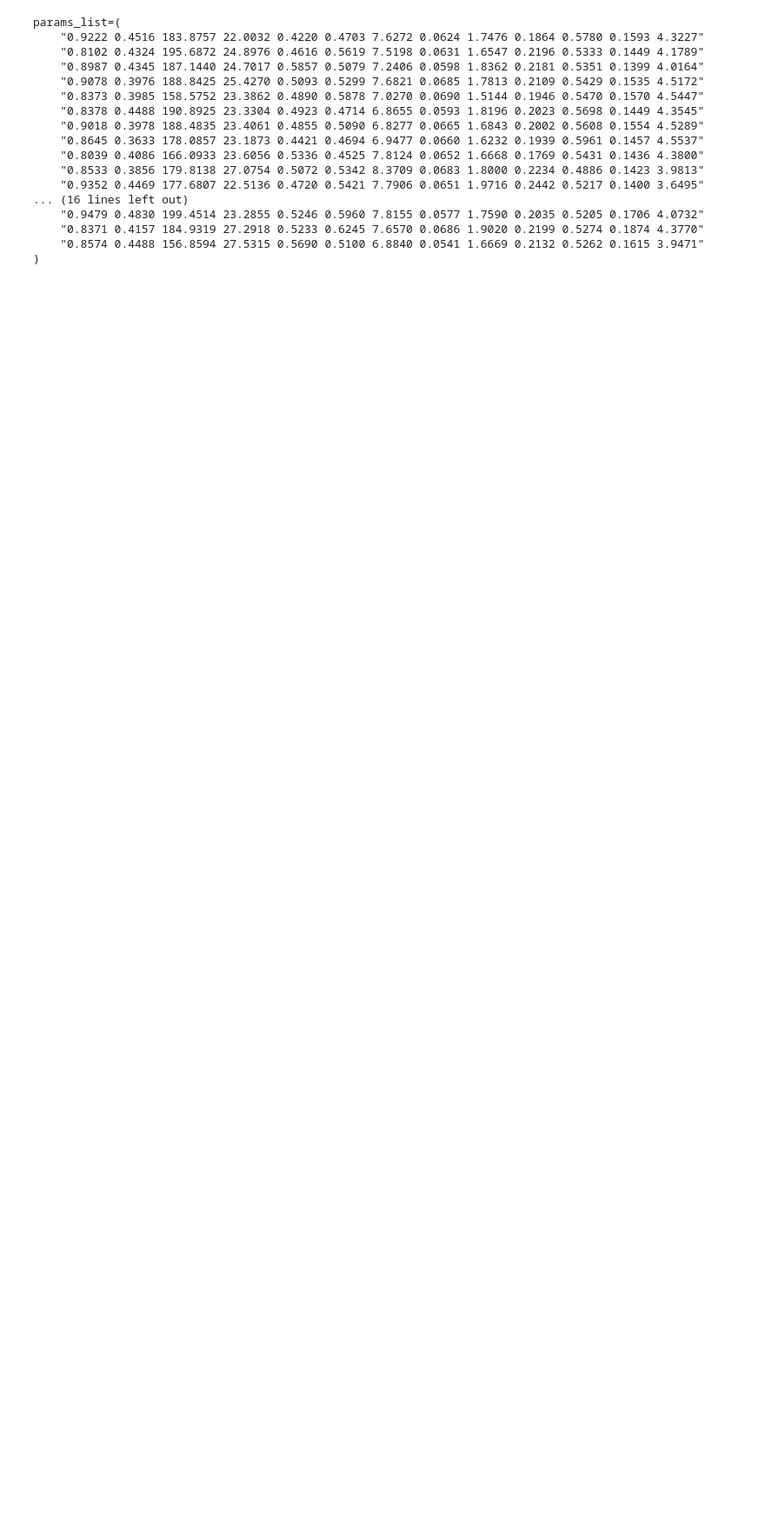
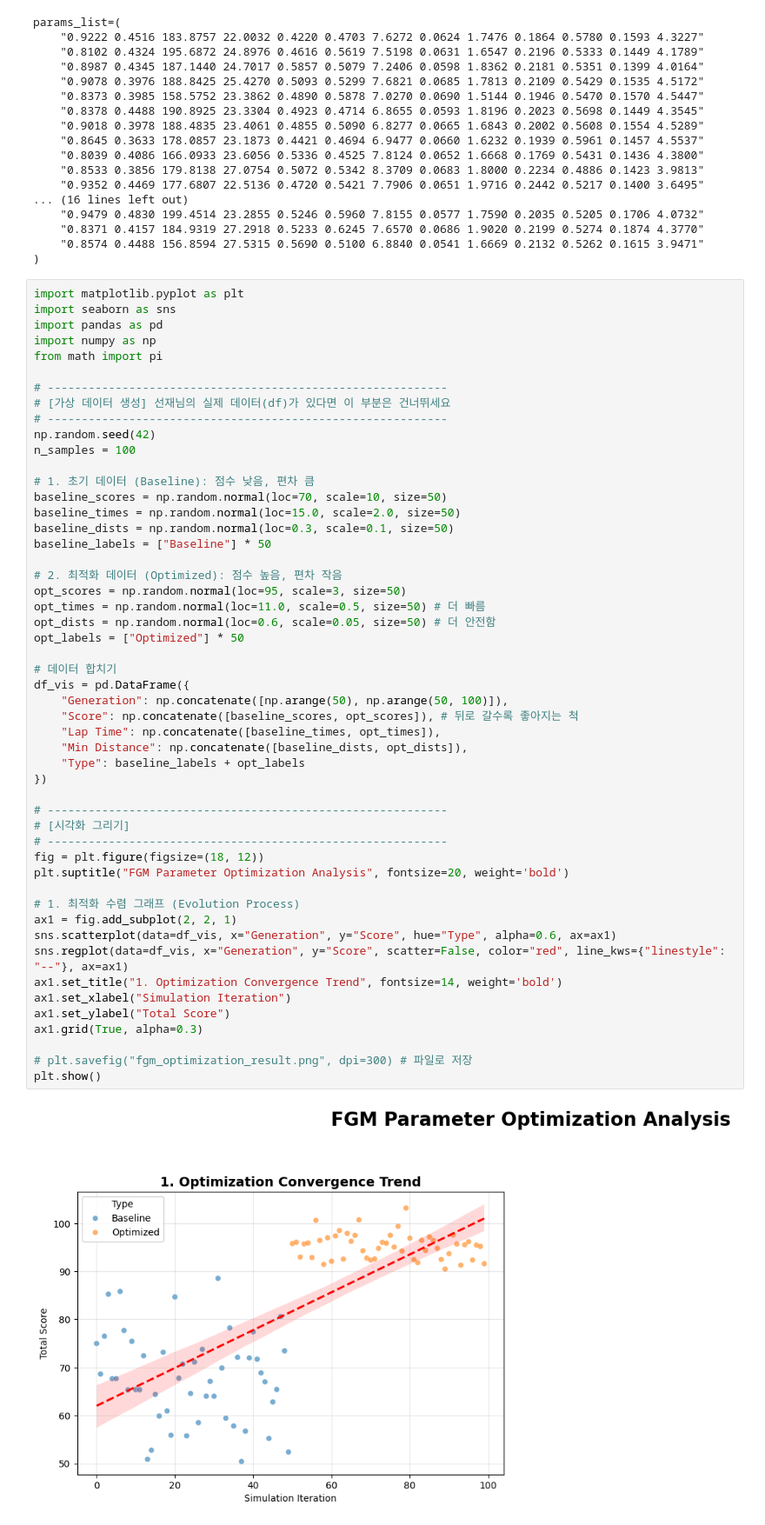
Before and after one commit to SSUNOWL/ROS2_AUTODRIVING, a Jupyter notebook: analyze_fgm_logs.ipynb, the cells around one changed output. Shown at 87% size. Drawn from its saved outputs; the diff is of its cells as text; blank space fills up the shorter version.

```diff
--- a/analyze_fgm_logs.ipynb
+++ b/analyze_fgm_logs.ipynb
@@ -612,3 +612,56 @@ params_list=(
     "0.8371 0.4157 184.9319 27.2918 0.5233 0.6245 7.6570 0.0686 1.9020 0.2199 0.5274 0.1874 4.3770"
     "0.8574 0.4488 156.8594 27.5315 0.5690 0.5100 6.8840 0.0541 1.6669 0.2132 0.5262 0.1615 3.9471"
 )
+# %%
+import matplotlib.pyplot as plt
+import seaborn as sns
+import pandas as pd
+import numpy as np
+from math import pi
+
+# -----------------------------------------------------------
+# [가상 데이터 생성] 선재님의 실제 데이터(df)가 있다면 이 부분은 건너뛰세요
+# -----------------------------------------------------------
+np.random.seed(42)
+n_samples = 100
+
+# 1. 초기 데이터 (Baseline): 점수 낮음, 편차 큼
+baseline_scores = np.random.normal(loc=70, scale=10, size=50)
+baseline_times = np.random.normal(loc=15.0, scale=2.0, size=50)
+baseline_dists = np.random.normal(loc=0.3, scale=0.1, size=50)
+baseline_labels = ["Baseline"] * 50
+
+# 2. 최적화 데이터 (Optimized): 점수 높음, 편차 작음
+opt_scores = np.random.normal(loc=95, scale=3, size=50)
+opt_times = np.random.normal(loc=11.0, scale=0.5, size=50) # 더 빠름
+opt_dists = np.random.normal(loc=0.6, scale=0.05, size=50) # 더 안전함
+opt_labels = ["Optimized"] * 50
+
+# 데이터 합치기
+df_vis = pd.DataFrame({
+    "Generation": np.concatenate([np.arange(50), np.arange(50, 100)]),
+    "Score": np.concatenate([baseline_scores, opt_scores]), # 뒤로 갈수록 좋아지는 척
+    "Lap Time": np.concatenate([baseline_times, opt_times]),
+    "Min Distance": np.concatenate([baseline_dists, opt_dists]),
+    "Type": baseline_labels + opt_labels
+})
+
+# -----------------------------------------------------------
+# [시각화 그리기]
+# -----------------------------------------------------------
+fig = plt.figure(figsize=(18, 12))
+plt.suptitle("FGM Parameter Optimization Analysis", fontsize=20, weight='bold')
+
+# 1. 최적화 수렴 그래프 (Evolution Process)
+ax1 = fig.add_subplot(2, 2, 1)
+sns.scatterplot(data=df_vis, x="Generation", y="Score", hue="Type", alpha=0.6, ax=ax1)
+sns.regplot(data=df_vis, x="Generation", y="Score", scatter=False, color="red", line_kws={"linestyle": "--"}, ax=ax1)
+ax1.set_title("1. Optimization Convergence Trend", fontsize=14, weight='bold')
+ax1.set_xlabel("Simulation Iteration")
+ax1.set_ylabel("Total Score")
+ax1.grid(True, alpha=0.3)
+
+# plt.savefig("fgm_optimization_result.png", dpi=300) # 파일로 저장
+plt.show()
+# %% [output]
+[figure, added]
```
Also changed, not shown: 22 other files.
